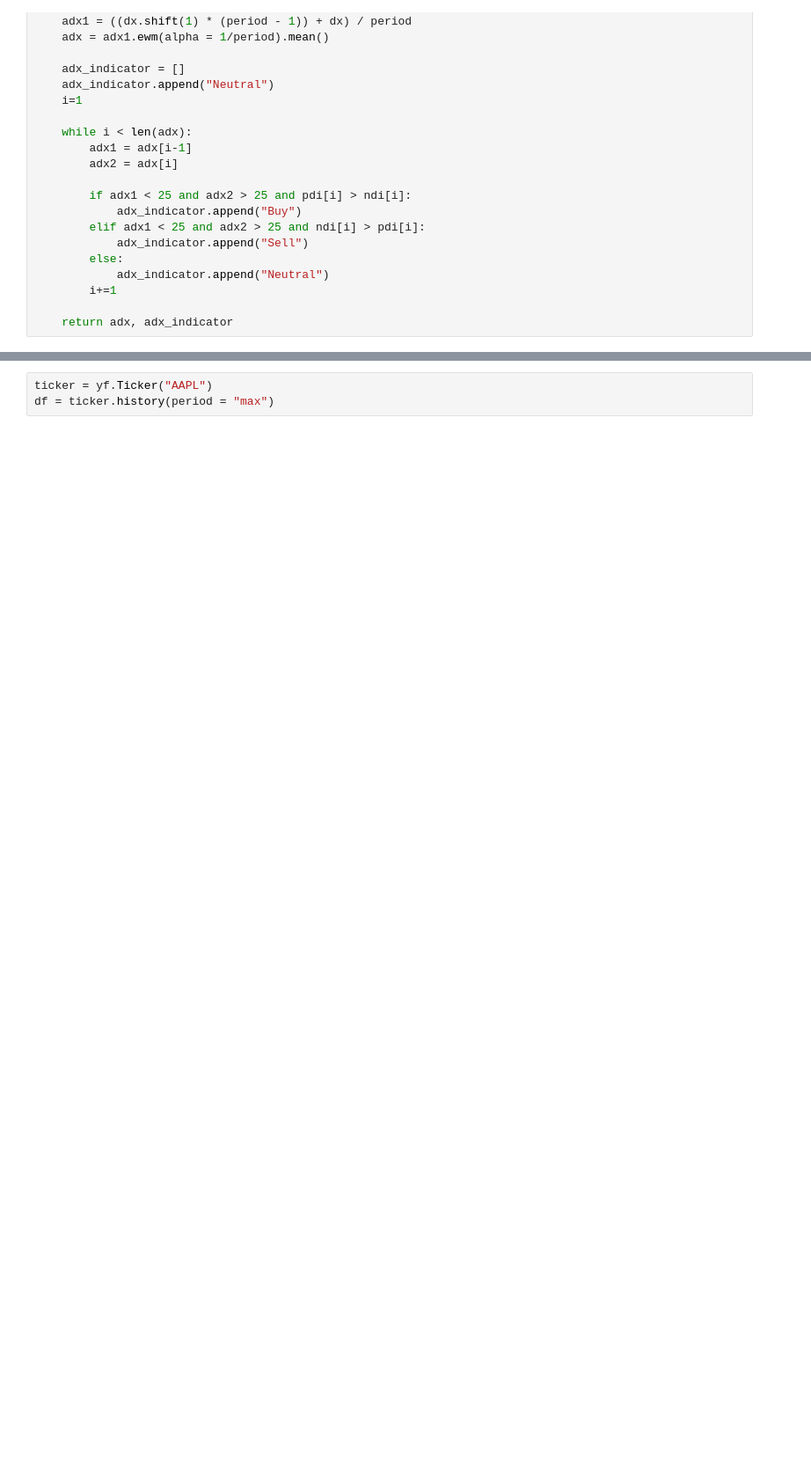
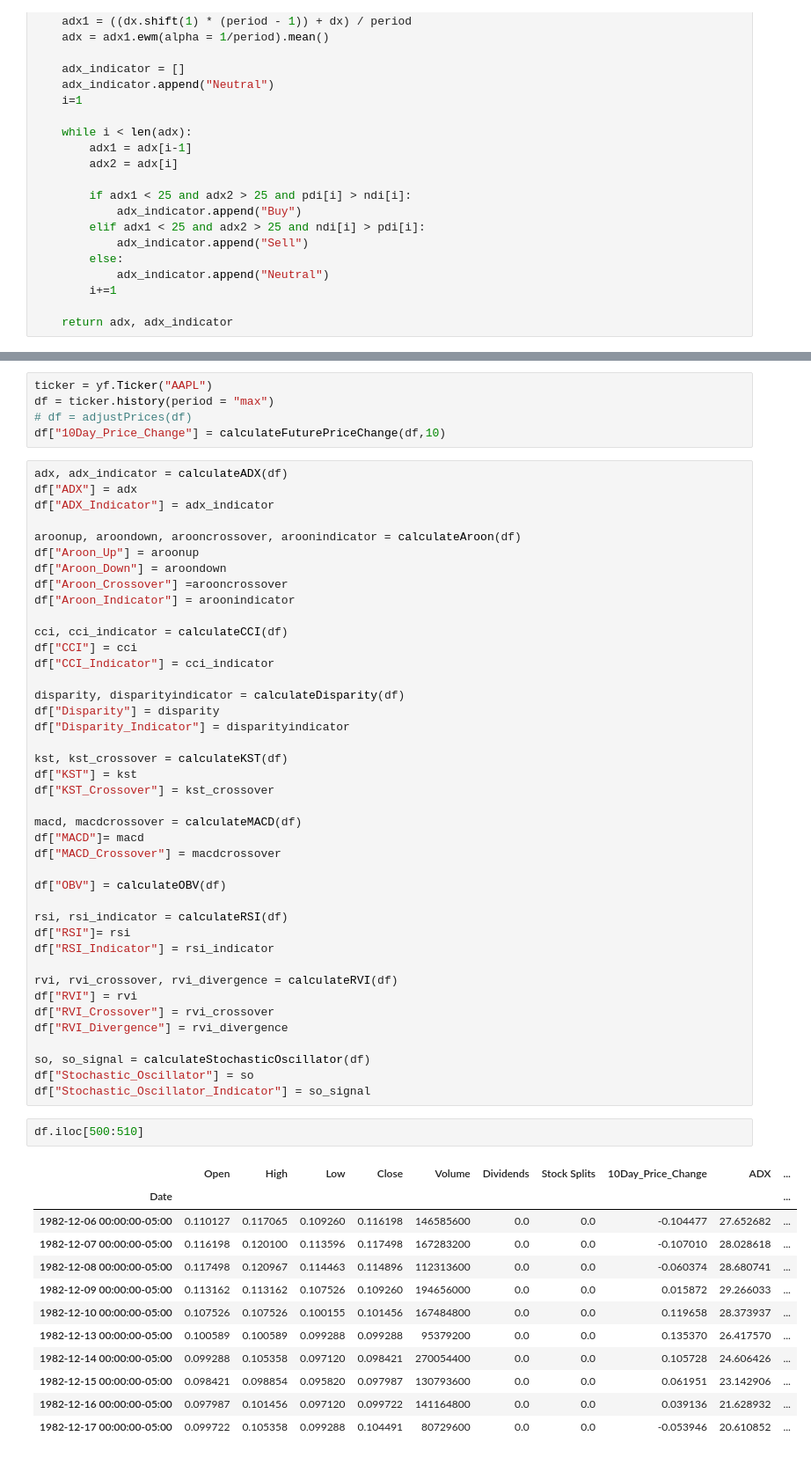
Before and after one commit to gmandl10/ST494FinalProject, a Jupyter notebook: Setup.ipynb, the cells around one changed output, grey strips where cells are left out. Shown at 88% size. Cells and saved outputs as stored; diff of their text form; blank space fills up the shorter version.

```diff
--- a/Setup.ipynb
+++ b/Setup.ipynb
@@ -52,3 +511,61 @@ def calculateADX (df, period = 14):
 # %%
 ticker = yf.Ticker("AAPL")
 df = ticker.history(period = "max")
+# df = adjustPrices(df)
+df["10Day_Price_Change"] = calculateFuturePriceChange(df,10)
+# %%
+adx, adx_indicator = calculateADX(df)
+df["ADX"] = adx
+df["ADX_Indicator"] = adx_indicator
+
+aroonup, aroondown, arooncrossover, aroonindicator = calculateAroon(df)
+df["Aroon_Up"] = aroonup
+df["Aroon_Down"] = aroondown
+df["Aroon_Crossover"] =arooncrossover
+df["Aroon_Indicator"] = aroonindicator
+
+cci, cci_indicator = calculateCCI(df)
+df["CCI"] = cci
+df["CCI_Indicator"] = cci_indicator
+
+disparity, disparityindicator = calculateDisparity(df)
+df["Disparity"] = disparity
+df["Disparity_Indicator"] = disparityindicator
+
+kst, kst_crossover = calculateKST(df)
+df["KST"] = kst
+df["KST_Crossover"] = kst_crossover
+
+macd, macdcrossover = calculateMACD(df)
+df["MACD"]= macd
+df["MACD_Crossover"] = macdcrossover
+
+df["OBV"] = calculateOBV(df)
+
+rsi, rsi_indicator = calculateRSI(df)
+df["RSI"]= rsi
+df["RSI_Indicator"] = rsi_indicator
+
+rvi, rvi_crossover, rvi_divergence = calculateRVI(df)
+df["RVI"] = rvi
+df["RVI_Crossover"] = rvi_crossover
+df["RVI_Divergence"] = rvi_divergence
+
+so, so_signal = calculateStochasticOscillator(df)
+df["Stochastic_Oscillator"] = so
+df["Stochastic_Oscillator_Indicator"] = so_signal
+# %%
+df.iloc[500:510]
+# %% [output]
+|  | Open | High | Low | Close | Volume | Dividends | Stock Splits | 10Day_Price_Change | ADX | ... |
+| Date |  |  |  |  |  |  |  |  |  | ... |
+| 1982-12-06 00:00:00-05:00 | 0.110127 | 0.117065 | 0.109260 | 0.116198 | 146585600 | 0.0 | 0.0 | -0.104477 | 27.652682 | ... |
+| 1982-12-07 00:00:00-05:00 | 0.116198 | 0.120100 | 0.113596 | 0.117498 | 167283200 | 0.0 | 0.0 | -0.107010 | 28.028618 | ... |
+| 1982-12-08 00:00:00-05:00 | 0.117498 | 0.120967 | 0.114463 | 0.114896 | 112313600 | 0.0 | 0.0 | -0.060374 | 28.680741 | ... |
+| 1982-12-09 00:00:00-05:00 | 0.113162 | 0.113162 | 0.107526 | 0.109260 | 194656000 | 0.0 | 0.0 | 0.015872 | 29.266033 | ... |
+| 1982-12-10 00:00:00-05:00 | 0.107526 | 0.107526 | 0.100155 | 0.101456 | 167484800 | 0.0 | 0.0 | 0.119658 | 28.373937 | ... |
+| 1982-12-13 00:00:00-05:00 | 0.100589 | 0.100589 | 0.099288 | 0.099288 | 95379200 | 0.0 | 0.0 | 0.135370 | 26.417570 | ... |
+| 1982-12-14 00:00:00-05:00 | 0.099288 | 0.105358 | 0.097120 | 0.098421 | 270054400 | 0.0 | 0.0 | 0.105728 | 24.606426 | ... |
+| 1982-12-15 00:00:00-05:00 | 0.098421 | 0.098854 | 0.095820 | 0.097987 | 130793600 | 0.0 | 0.0 | 0.061951 | 23.142906 | ... |
+| 1982-12-16 00:00:00-05:00 | 0.097987 | 0.101456 | 0.097120 | 0.099722 | 141164800 | 0.0 | 0.0 | 0.039136 | 21.628932 | ... |
+| 1982-12-17 00:00:00-05:00 | 0.099722 | 0.105358 | 0.099288 | 0.104491 | 80729600 | 0.0 | 0.0 | -0.053946 | 20.610852 | ... |
```
Also changed, not shown: parts of 16 cells of this notebook.
